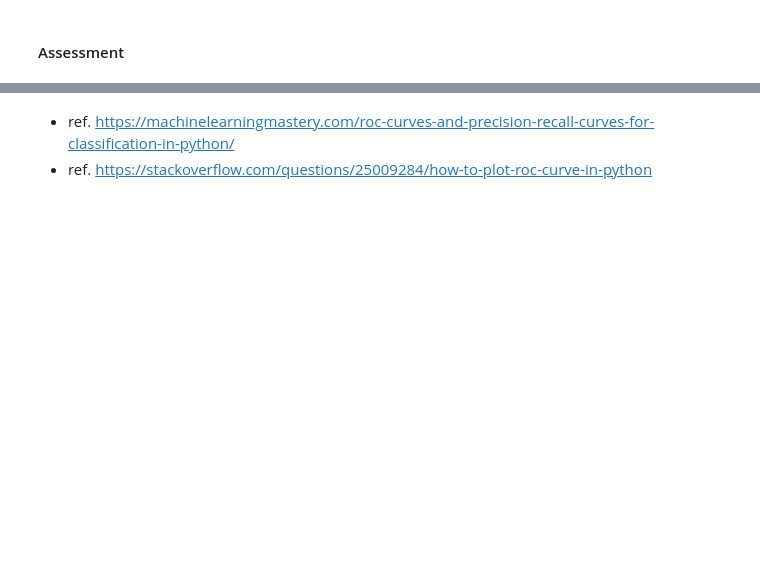
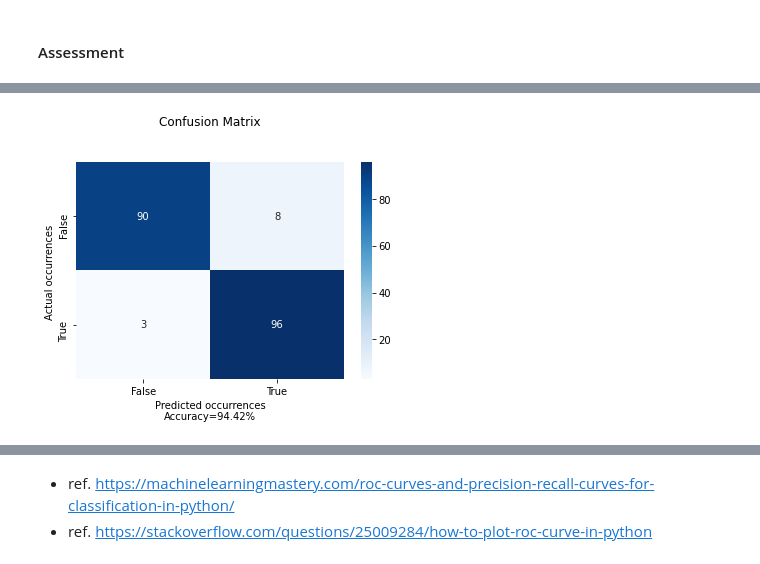
Before and after one commit to cazevedo1977/academico, a Jupyter notebook: doutorado/tese/paper_susceptibility_map/ann_training_tuning_paper.ipynb, the cells around one changed output, grey strips where cells are left out. Drawn from its saved outputs; the diff is of its cells as text; code cells hidden in the pictures; blank space fills up the shorter version.

```diff
--- a/doutorado/tese/paper_susceptibility_map/ann_training_tuning_paper.ipynb
+++ b/doutorado/tese/paper_susceptibility_map/ann_training_tuning_paper.ipynb
@@ -529,22 +606,21 @@ printAUROC(y,yhat_probs)
 # %%
-from sklearn.metrics import confusion_matrix
-cf_matrix = confusion_matrix(y,(yhat_probs > 0.5))
+cf_matrix = confusion_matrix(y,(y_pred > 0.5))
 # %%
-import seaborn as sns
-
 ax = sns.heatmap(cf_matrix, annot=True, cmap='Blues')
 
 ax.set_title('Confusion Matrix\n\n')
-ax.set_xlabel('Predicted occurrences\nAcurácia={:0.2f}%'.format(100*accuracy_score(y, y_pred > 0.5)))
+ax.set_xlabel('Predicted occurrences\nAccuracy={:0.2f}%'.format(100*accuracy_score(y, y_pred > 0.5)))
 ax.set_ylabel('Actual occurrences ')
 
 
 ## Ticket labels - List must be in alphabetical order
 ax.xaxis.set_ticklabels(['False','True'])
 ax.yaxis.set_ticklabels(['False','True'])
 
 ## Display the visualization of the Confusion Matrix.
 plt.show()
+# %% [output]
+[figure, added]
 # %%
 output_proprietario = None
 output_proprietario = dataset_original
```
Also changed, not shown: parts of 101 cells of this notebook, 14 other files.
